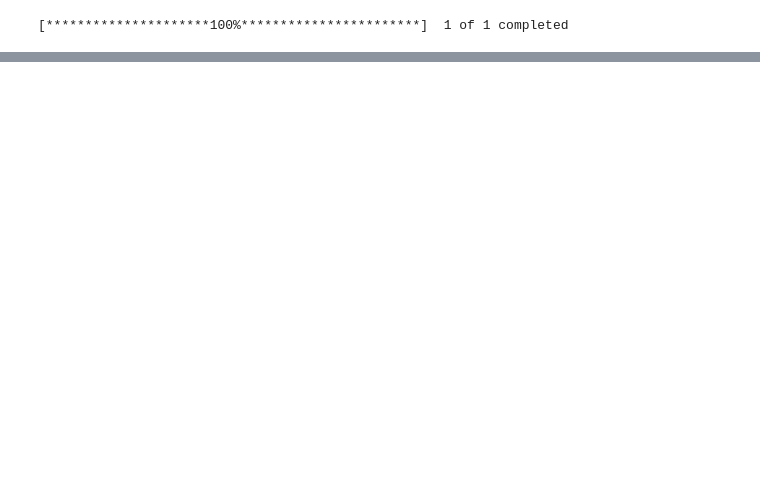
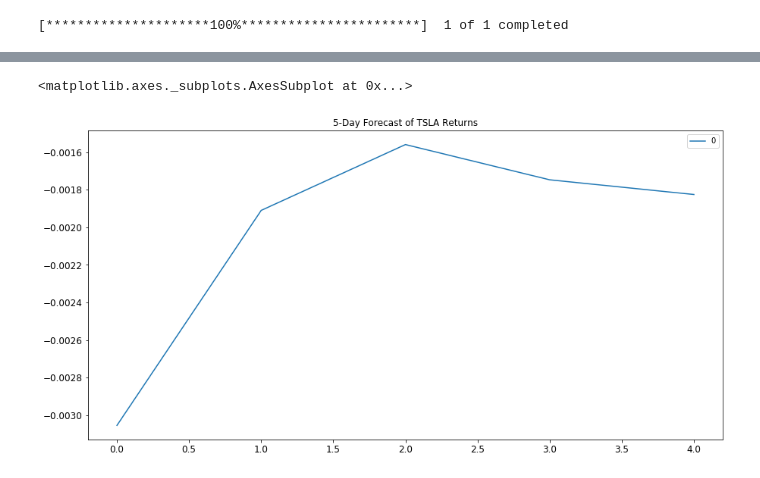
Before and after one commit to DataNinjasPro/Project_2, a Jupyter notebook: final_main.ipynb, the cells around one changed output, grey strips where cells are left out. Saved outputs shown, nothing was run; the diff lists cells and outputs as text; code cells hidden in the pictures; blank space fills up the shorter version.

Commit message:
Added a Powerpoint, and an ARIMA model

```diff
--- a/final_main.ipynb
+++ b/final_main.ipynb
@@ -29,0 +48,2 @@ historic_cumulative_returns(df1).plot(figsize = (15,7.5), title = "60 Day Cumula
+# %%
+returns = df.Close.pct_change().dropna()
@@ -29,0 +57,15 @@ historic_cumulative_returns(df1).plot(figsize = (15,7.5), title = "60 Day Cumula
+# %%
+best_order = []
+for d in range(1,2):
+    for q in range(1,3):
+        for p in range(1,3):
+            order = (p,d,q)
+            # Estimate and ARMA model using statsmodels (use order=(2, 1))
+            model = ARIMA(np.array(returns[:'2021-01']), order = order)
+
+            # Fit the model and assign it to a variable called results
+            results = model.fit()
+            aic = results.aic
+            order_results = [aic,order]
+            best_order.append(order_results)
+            print(order_results)
@@ -29,0 +77,4 @@ historic_cumulative_returns(df1).plot(figsize = (15,7.5), title = "60 Day Cumula
+# %%
+sorted(best_order)[0]
+order = best_order[1][1]
+order
@@ -29,0 +85,8 @@ historic_cumulative_returns(df1).plot(figsize = (15,7.5), title = "60 Day Cumula
+# %%
+order = order
+# Estimate and ARMA model using statsmodels (use order=(2, 1))
+model = ARIMA(returns['2021-01':], order = order)
+
+# Fit the model and assign it to a variable called results
+results = model.fit()
+results.summary()
@@ -29,0 +114,10 @@ historic_cumulative_returns(df1).plot(figsize = (15,7.5), title = "60 Day Cumula
+# %%
+forecast1 = pd.DataFrame(results.forecast(steps =5)[0]).plot(
+    title="5-Day Forecast of TSLA Returns",
+    figsize = (15,7.5),
+    fontsize = 'large'
+    )
+forecast1
+# %% [output]
+<matplotlib.axes._subplots.AxesSubplot at 0x...>
+[figure, added]
```
Also changed, not shown: parts of 23 cells of this notebook, 4 other files.
